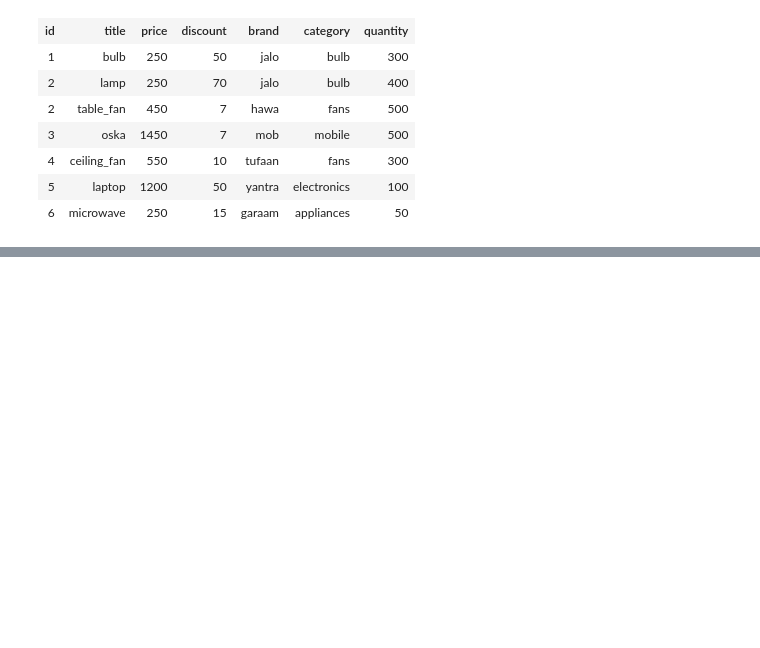
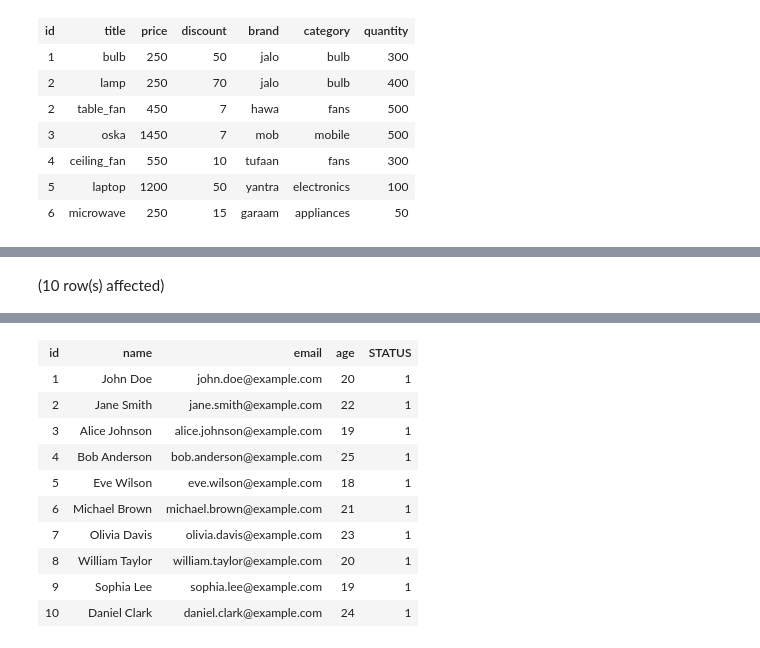
Before and after one commit to Vinayak0807/database-2023, a Jupyter notebook: NEW.IPYNB, the cells around one changed output, grey strips where cells are left out. Saved outputs shown, nothing was run; the diff lists cells and outputs as text; code cells hidden in the pictures; blank space fills up the shorter version.

```diff
--- a/NEW.IPYNB
+++ b/NEW.IPYNB
@@ -164,0 +196,4 @@ Total execution time: 00:00:01.014
+# %%
+select * from students
+# %% [output]
+(10 row(s) affected)
@@ -164,0 +201,11 @@ Total execution time: 00:00:01.014
+| id | name | email | age | STATUS |
+| 1 | John Doe | john.doe@example.com | 20 | 1 |
+| 2 | Jane Smith | jane.smith@example.com | 22 | 1 |
+| 3 | Alice Johnson | alice.johnson@example.com | 19 | 1 |
+| 4 | Bob Anderson | bob.anderson@example.com | 25 | 1 |
+| 5 | Eve Wilson | eve.wilson@example.com | 18 | 1 |
+| 6 | Michael Brown | michael.brown@example.com | 21 | 1 |
+| 7 | Olivia Davis | olivia.davis@example.com | 23 | 1 |
+| 8 | William Taylor | william.taylor@example.com | 20 | 1 |
+| 9 | Sophia Lee | sophia.lee@example.com | 19 | 1 |
+| 10 | Daniel Clark | daniel.clark@example.com | 24 | 1 |
```
Also changed, not shown: parts of 7 cells of this notebook.
